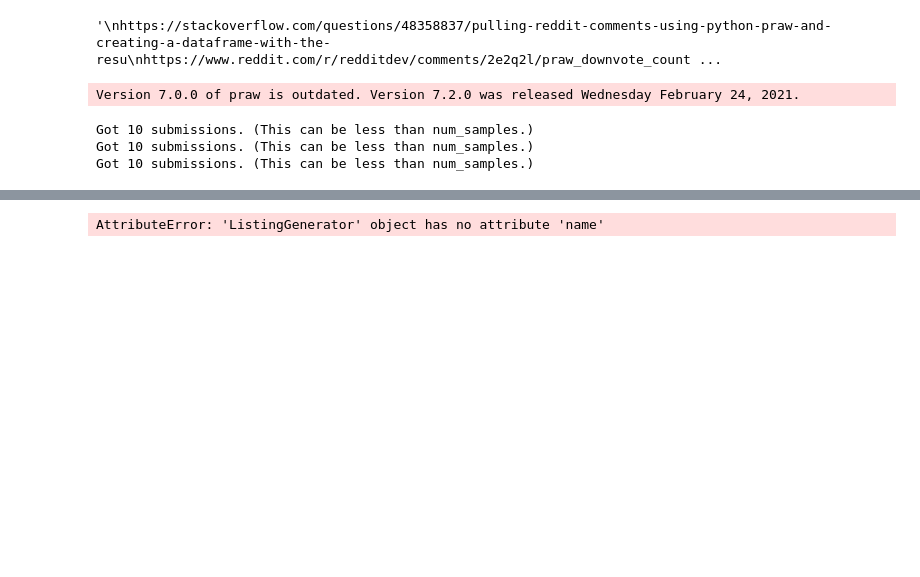
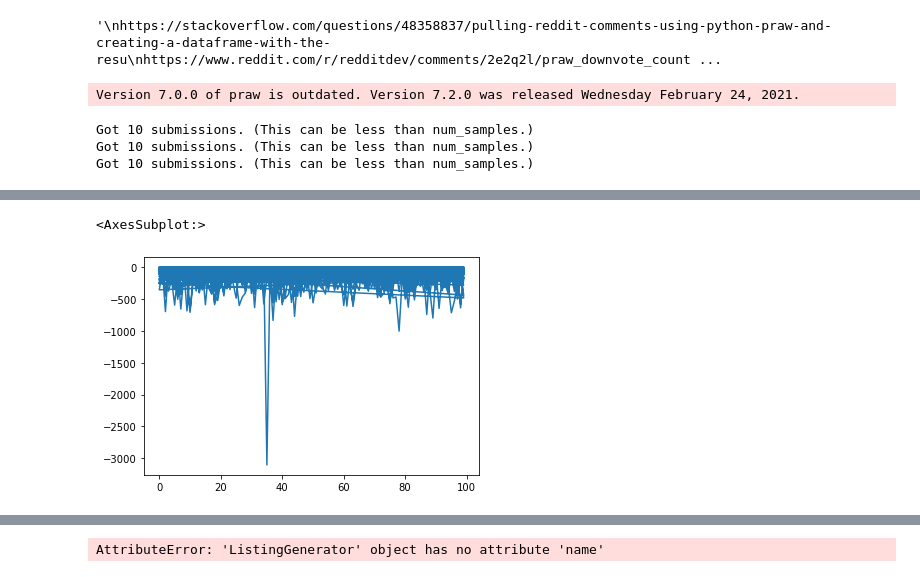
Before and after one commit to ElleNajt/ErdosInstitute-SIG_Project, a Jupyter notebook: RedditData.ipynb, the cells around one changed output, grey strips where cells are left out. Cells and saved outputs as stored; diff of their text form; code cells hidden in the pictures; blank space fills up the shorter version.

```diff
--- a/RedditData.ipynb
+++ b/RedditData.ipynb
@@ -219,0 +255,5 @@ data.json()
+# %%
+(wsb_cleaned['created_utc'].diff()).plot()
+# %% [output]
+<AxesSubplot:>
+[figure, added]
```
Also changed, not shown: parts of 10 cells of this notebook.
